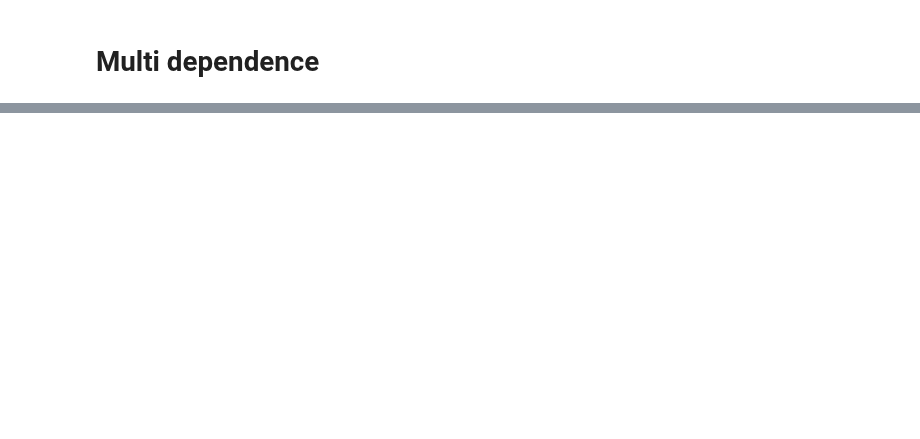
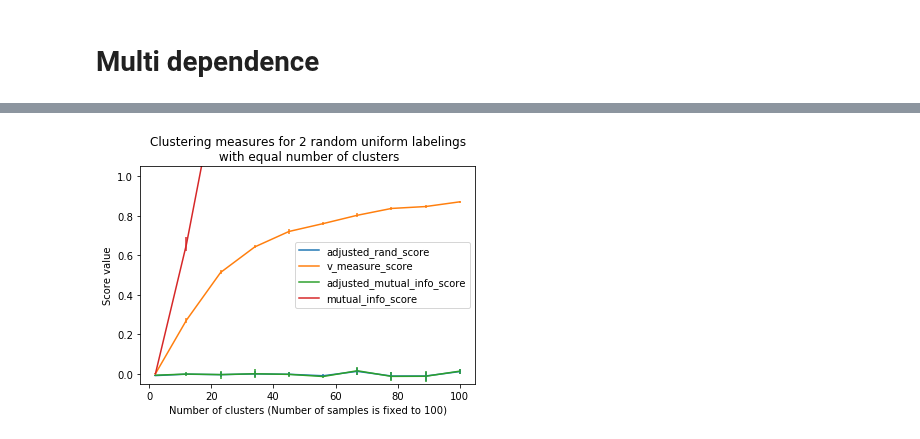
Before and after one commit to miltonluaces/ds_topics, a Jupyter notebook: 06_feature_selection/multi_dependence.ipynb, the cells around one changed output, grey strips where cells are left out. Cells and saved outputs as stored; diff of their text form; code cells hidden in the pictures; blank space fills up the shorter version.

```diff
--- a/06_feature_selection/multi_dependence.ipynb
+++ b/06_feature_selection/multi_dependence.ipynb
@@ -29,0 +55,17 @@ print(c)
+# %%
+def uniform_labelings_scores(score_func, n_samples, n_clusters_range, fixed_n_classes=None, n_runs=5, seed=42):
+    random_labels = np.random.RandomState(seed).randint
+    scores = np.zeros((len(n_clusters_range), n_runs))
+
+    if fixed_n_classes is not None:
+        labels_a = random_labels(low=0, high=fixed_n_classes, size=n_samples)
+
+    for i, k in enumerate(n_clusters_range):
+        for j in range(n_runs):
+            if fixed_n_classes is None:
+                labels_a = random_labels(low=0, high=k, size=n_samples)
+            labels_b = random_labels(low=0, high=k, size=n_samples)
+            scores[i, j] = score_func(labels_a, labels_b)
+    return scores
+
+score_funcs = [ metrics.adjusted_rand_score, metrics.v_measure_score, metrics.adjusted_mutual_info_score, metrics.mutual_info_score,]
@@ -30,43 +74,4 @@ print(c)
 # %%
-import numpy as np                        (to review)
-import matplotlib.pyplot as plt
-from time import time
-from sklearn import metrics
-
-
-def uniform_labelings_scores(score_func, n_samples, n_clusters_range,
-                             fixed_n_classes=None, n_runs=5, seed=42):
-    """Compute score for 2 random uniform cluster labelings.
-
-    Both random labelings have the same number of clusters for each value
-    possible value in ``n_clusters_range``.
-
-    When fixed_n_classes is not None the first labeling is considered a ground
-    truth class assignment with fixed number of classes.
-    """
-    random_labels = np.random.RandomState(seed).randint
-    scores = np.zeros((len(n_clusters_range), n_runs))
-
-    if fixed_n_classes is not None:
-        labels_a = random_labels(low=0, high=fixed_n_classes, size=n_samples)
-
-    for i, k in enumerate(n_clusters_range):
-        for j in range(n_runs):
-            if fixed_n_classes is None:
-                labels_a = random_labels(low=0, high=k, size=n_samples)
-            labels_b = random_labels(low=0, high=k, size=n_samples)
-            scores[i, j] = score_func(labels_a, labels_b)
-    return scores
-
-score_funcs = [
-    metrics.adjusted_rand_score,
-    metrics.v_measure_score,
-    metrics.adjusted_mutual_info_score,
-    metrics.mutual_info_score,
-]
-
-# 2 independent random clusterings with equal cluster number
-
 n_samples = 100
 n_clusters_range = np.linspace(2, n_samples, 10).astype(np.int)
 
@@ -75,51 +80,17 @@ plt.figure(1)
 plots = []
 names = []
 for score_func in score_funcs:
-    print("Computing %s for %d values of n_clusters and n_samples=%d"
-          % (score_func.__name__, len(n_clusters_range), n_samples))
+    print("Computing %s for %d values of n_clusters and n_samples=%d" % (score_func.__name__, len(n_clusters_range), n_samples))
 
     t0 = time()
     scores = uniform_labelings_scores(score_func, n_samples, n_clusters_range)
     print("done in %0.3fs" % (time() - t0))
-    plots.append(plt.errorbar(
-        n_clusters_range, np.median(scores, axis=1), scores.std(axis=1))[0])
+    plots.append(plt.errorbar(n_clusters_range, np.median(scores, axis=1), scores.std(axis=1))[0])
     names.append(score_func.__name__)
 
-plt.title("Clustering measures for 2 random uniform labelings\n"
-          "with equal number of clusters")
+plt.title("Clustering measures for 2 random uniform labelings\n with equal number of clusters")
 plt.xlabel('Number of clusters (Number of samples is fixed to %d)' % n_samples)
 plt.ylabel('Score value')
 plt.legend(plots, names)
 plt.ylim(ymin=-0.05, ymax=1.05)
-
-
-# Random labeling with varying n_clusters against ground class labels
-# with fixed number of clusters
-
-n_samples = 1000
-n_clusters_range = np.linspace(2, 100, 10).astype(np.int)
-n_classes = 10
-
-plt.figure(2)
-
-plots = []
-names = []
-for score_func in score_funcs:
-    print("Computing %s for %d values of n_clusters and n_samples=%d"
-          % (score_func.__name__, len(n_clusters_range), n_samples))
-
-    t0 = time()
-    scores = uniform_labelings_scores(score_func, n_samples, n_clusters_range,
-                                      fixed_n_classes=n_classes)
-    print("done in %0.3fs" % (time() - t0))
-    plots.append(plt.errorbar(
-        n_clusters_range, scores.mean(axis=1), scores.std(axis=1))[0])
-    names.append(score_func.__name__)
-
-plt.title("Clustering measures for random uniform labeling\n"
-          "against reference assignment with %d classes" % n_classes)
-plt.xlabel('Number of clusters (Number of samples is fixed to %d)' % n_samples)
-plt.ylabel('Score value')
-plt.ylim(ymin=-0.05, ymax=1.05)
-plt.legend(plots, names)
-plt.show()
+# %% [output]
@@ -125,0 +106 @@ plt.show()
+[figure, added]
```
Also changed, not shown: parts of 17 cells of this notebook, 14 other files.
